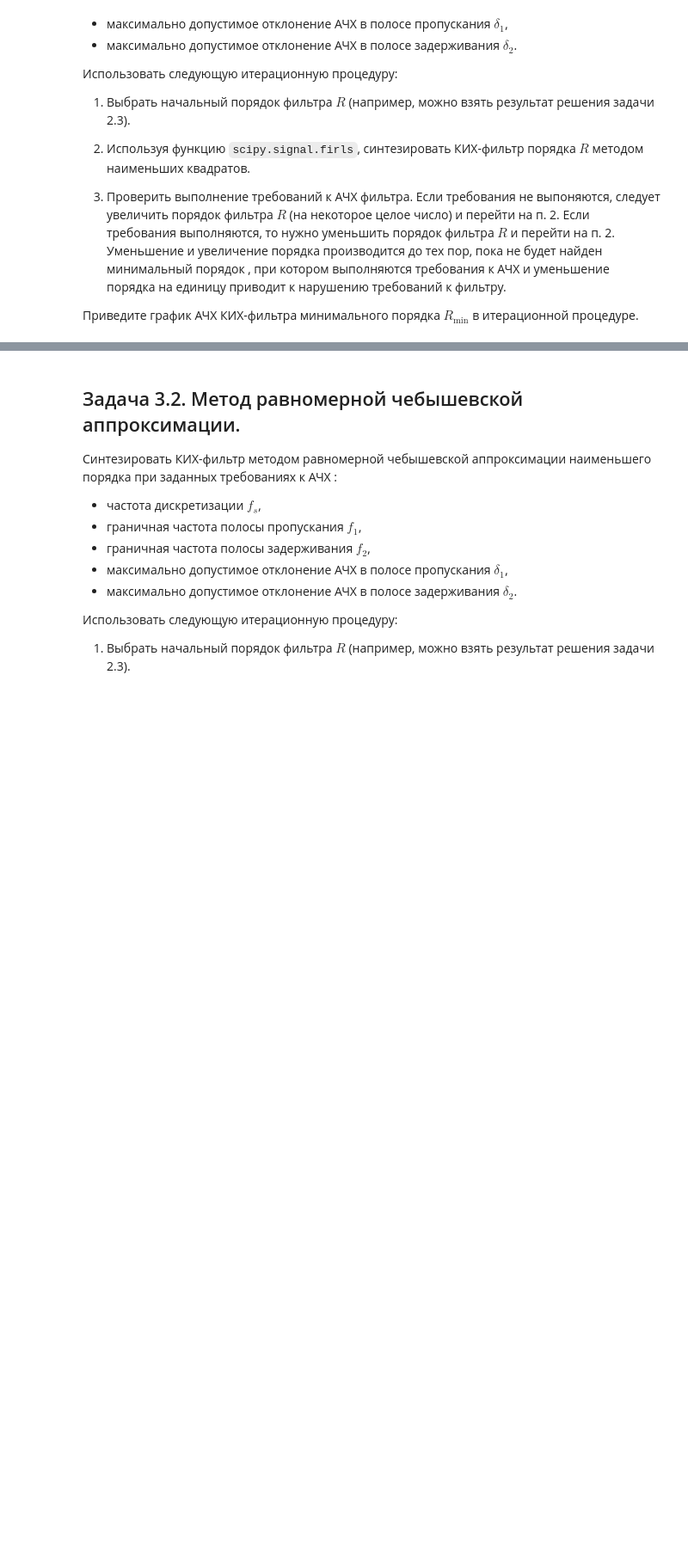
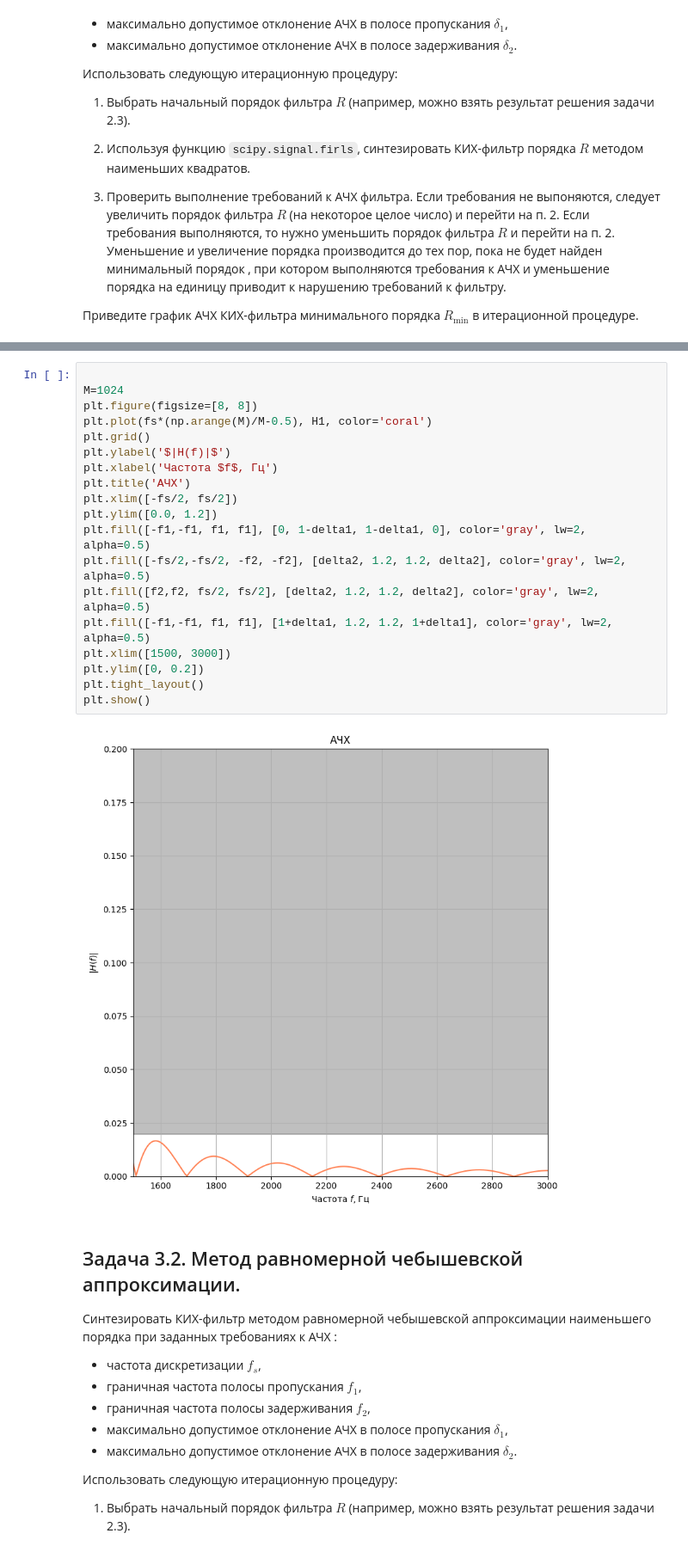
Before and after one commit to sin-diesel/digital-signals-laboratory, a Jupyter notebook: 2nd-semester/fir-filters-synthesis/dsp_lab4.ipynb, the cells around one changed output, grey strips where cells are left out. Shown at 86% size. Drawn from its saved outputs; the diff is of its cells as text; blank space fills up the shorter version.

```diff
--- a/2nd-semester/fir-filters-synthesis/dsp_lab4.ipynb
+++ b/2nd-semester/fir-filters-synthesis/dsp_lab4.ipynb
@@ -561,3 +634,24 @@ plt.show()
+# %%
+
+M=1024
+plt.figure(figsize=[8, 8])
+plt.plot(fs*(np.arange(M)/M-0.5), H1, color='coral')
+plt.grid()
+plt.ylabel('$|H(f)|$')
+plt.xlabel('Частота $f$, Гц')
+plt.title('АЧХ')
+plt.xlim([-fs/2, fs/2])
+plt.ylim([0.0, 1.2])
+plt.fill([-f1,-f1, f1, f1], [0, 1-delta1, 1-delta1, 0], color='gray', lw=2, alpha=0.5)
+plt.fill([-fs/2,-fs/2, -f2, -f2], [delta2, 1.2, 1.2, delta2], color='gray', lw=2, alpha=0.5)
+plt.fill([f2,f2, fs/2, fs/2], [delta2, 1.2, 1.2, delta2], color='gray', lw=2, alpha=0.5)
+plt.fill([-f1,-f1, f1, f1], [1+delta1, 1.2, 1.2, 1+delta1], color='gray', lw=2, alpha=0.5)
+plt.xlim([1500, 3000])
+plt.ylim([0, 0.2])
+plt.tight_layout()
+plt.show()
+# %% [output]
+[figure, added]
 # %% [markdown]
 ## Задача 3.2. Метод равномерной чебышевской аппроксимации.
 
```
Also changed, not shown: parts of 27 cells of this notebook, 1 other file.
